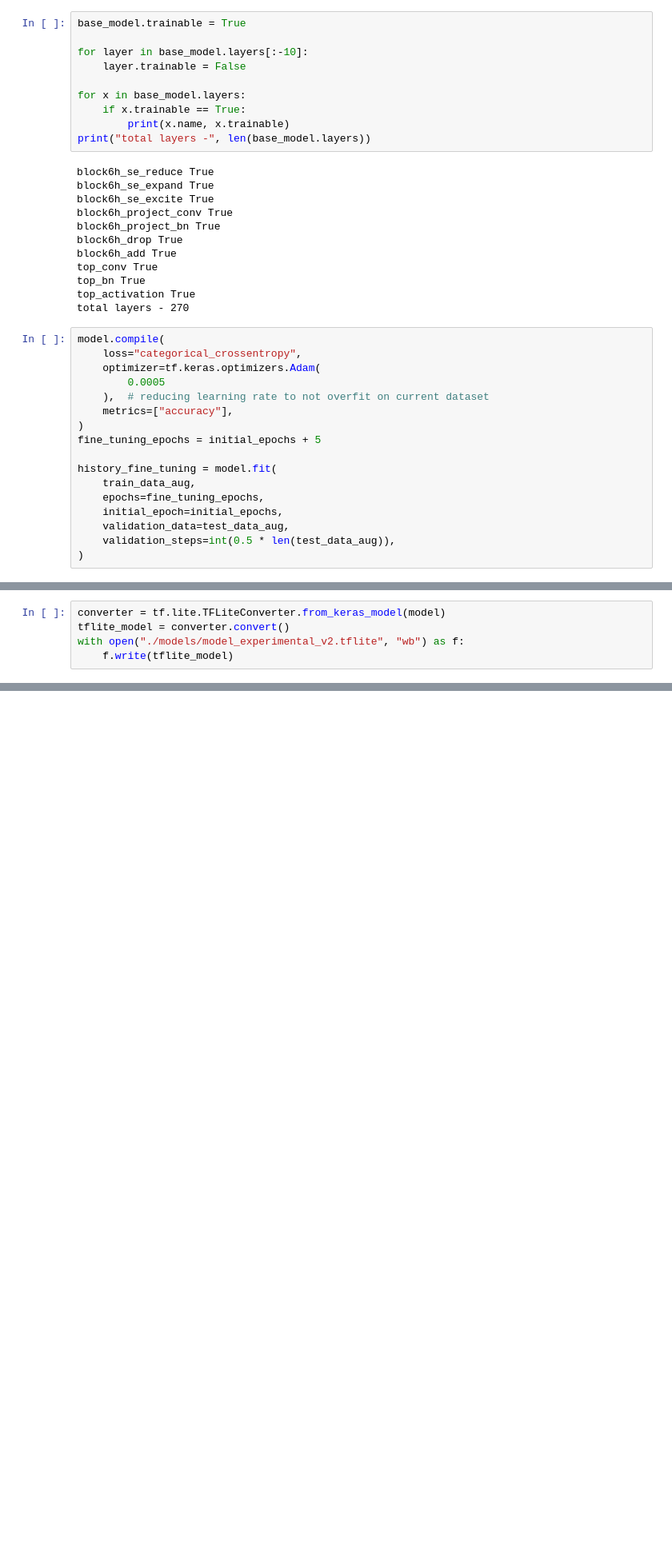
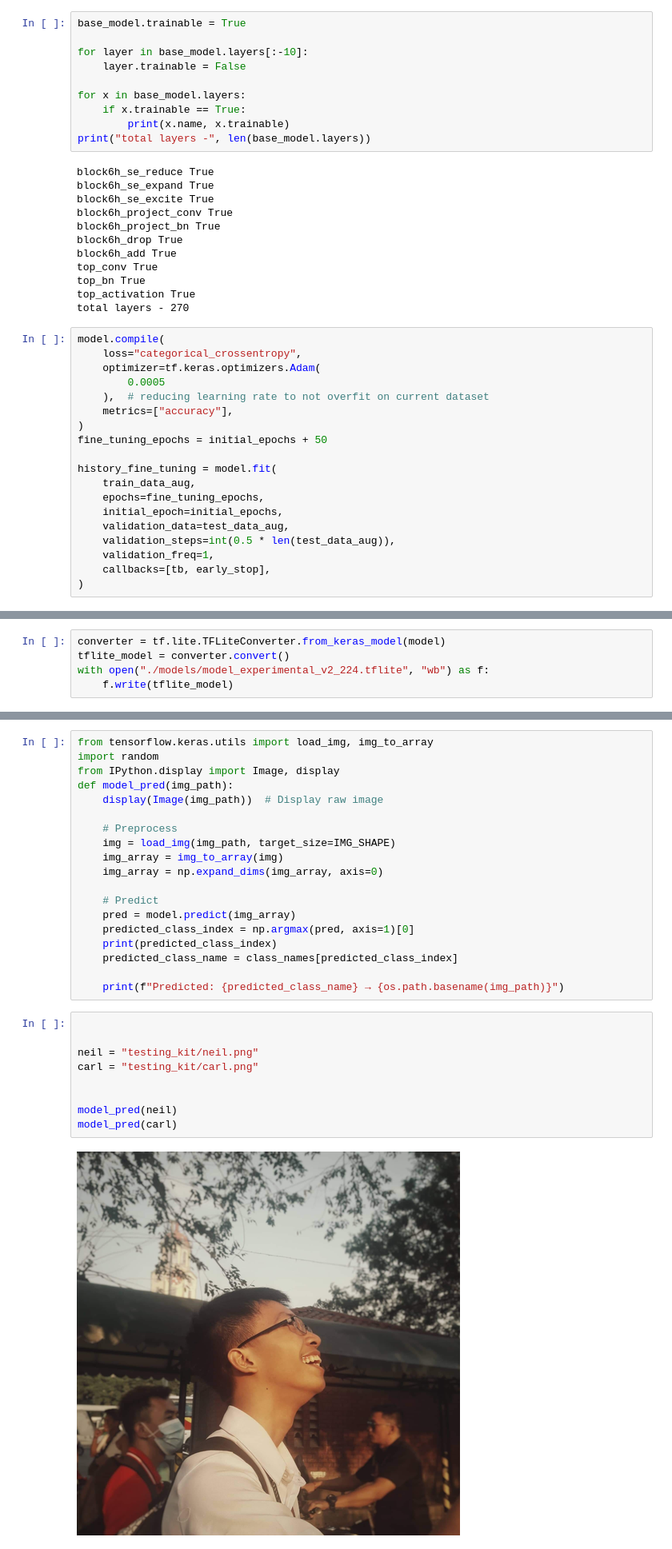
Before and after one commit to baldeoJV/pawScan_model, a Jupyter notebook: DogBreedClassification_TESTED.ipynb, the cells around one changed output, grey strips where cells are left out. Shown at 80% size. Saved outputs shown, nothing was run; the diff lists cells and outputs as text; blank space fills up the shorter version.

Commit message:
imrpoved model

```diff
--- a/DogBreedClassification_TESTED.ipynb
+++ b/DogBreedClassification_TESTED.ipynb
@@ -548,7 +579,7 @@ model.compile(
     ),  # reducing learning rate to not overfit on current dataset
     metrics=["accuracy"],
 )
-fine_tuning_epochs = initial_epochs + 5
+fine_tuning_epochs = initial_epochs + 50
 
 history_fine_tuning = model.fit(
     train_data_aug,
@@ -556,5 +587,7 @@ history_fine_tuning = model.fit(
     initial_epoch=initial_epochs,
     validation_data=test_data_aug,
     validation_steps=int(0.5 * len(test_data_aug)),
+    validation_freq=1,
+    callbacks=[tb, early_stop],
 )
 # %% [output]
@@ -587,5 +626,5 @@ WARNING:absl:You are saving your model as an HDF5 file via `model.save()` or `ke
 # %%
 converter = tf.lite.TFLiteConverter.from_keras_model(model)
 tflite_model = converter.convert()
-with open("./models/model_experimental_v2.tflite", "wb") as f:
+with open("./models/model_experimental_v2_224.tflite", "wb") as f:
     f.write(tflite_model)
@@ -619,0 +651,30 @@ W0000 00:00:1747559629.887166   39506 tf_tfl_flatbuffer_helpers.cc:368] Ignored
+# %%
+from tensorflow.keras.utils import load_img, img_to_array
+import random
+from IPython.display import Image, display
+def model_pred(img_path):
+    display(Image(img_path))  # Display raw image
+
+    # Preprocess
+    img = load_img(img_path, target_size=IMG_SHAPE)
+    img_array = img_to_array(img)
+    img_array = np.expand_dims(img_array, axis=0)
+
+    # Predict
+    pred = model.predict(img_array)
+    predicted_class_index = np.argmax(pred, axis=1)[0]
+    print(predicted_class_index)
+    predicted_class_name = class_names[predicted_class_index]
+
+    print(f"Predicted: {predicted_class_name} → {os.path.basename(img_path)}")
+# %%
+
+
+neil = "testing_kit/neil.png"
+carl = "testing_kit/carl.png"
+
+
+model_pred(neil)
+model_pred(carl)
+# %% [output]
+[figure, added]
```
Also changed, not shown: parts of 17 cells of this notebook, 19 other files.
